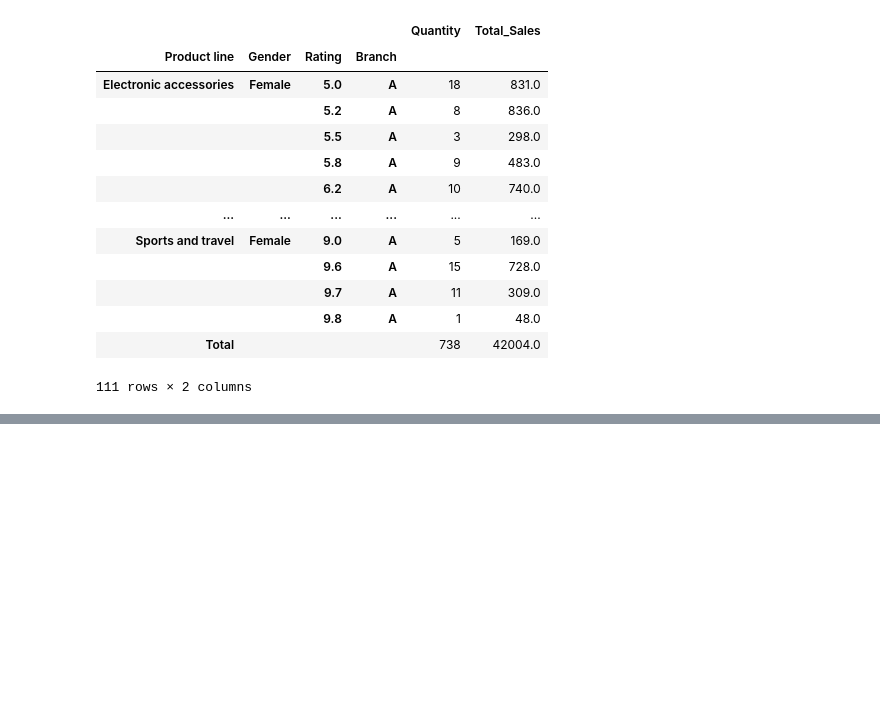
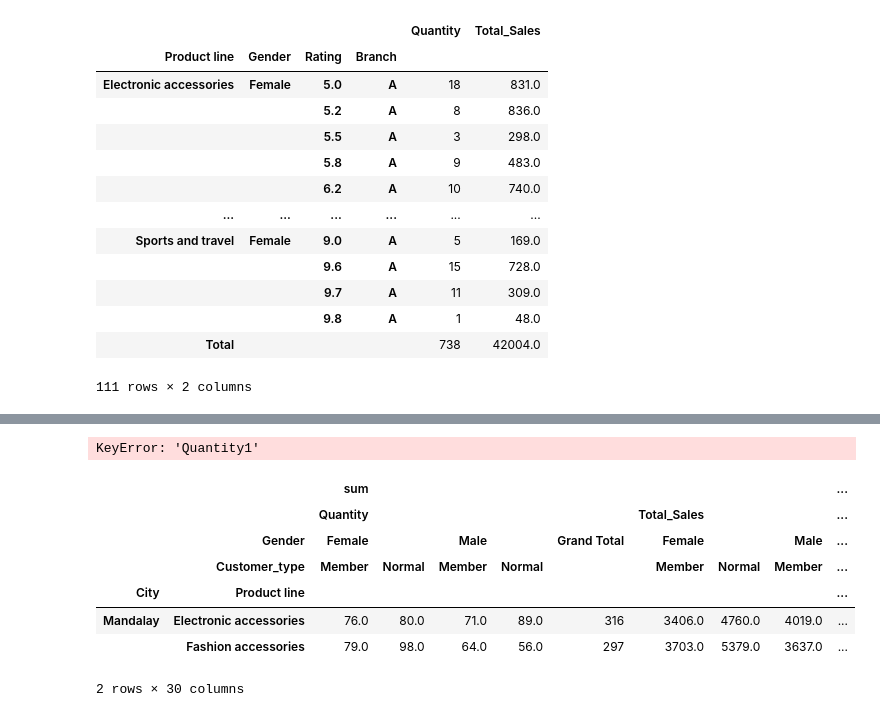
Before and after one commit to darshita2304/data_science_learning, a Jupyter notebook: Pandas Pivot table/pandas_pivot_table.ipynb, the cells around one changed output, grey strips where cells are left out. Drawn from its saved outputs; the diff is of its cells as text; code cells hidden in the pictures; blank space fills up the shorter version.

```diff
--- a/Pandas Pivot table/pandas_pivot_table.ipynb
+++ b/Pandas Pivot table/pandas_pivot_table.ipynb
@@ -300,0 +315,24 @@ margins_name='Total').round()
+# %%
+rows_list = ['City','Product line']
+cols_list = ['Gender','Customer_type']
+values_list=['Quantity','Total_Sales','Quantity1']
+
+# various aggregation functions
+pivot_df = pd.pivot_table(data=df,index=rows_list,
+               columns=cols_list,
+values= values_list,
+aggfunc=['sum','mean', 'min'],
+margins=True,margins_name='Grand Total').round()
+# %% [output]
+KeyError: 'Quantity1'
+# %%
+pivot_df.head(2)
+# %% [output]
+|  |  | sum |  |  |  |  |  |  |  | ... |
+|  |  | Quantity |  |  |  |  | Total_Sales |  |  | ... |
+|  | Gender | Female |  | Male |  | Grand Total | Female |  | Male | ... |
+|  | Customer_type | Member | Normal | Member | Normal |  | Member | Normal | Member | ... |
+| City | Product line |  |  |  |  |  |  |  |  | ... |
+| Mandalay | Electronic accessories | 76.0 | 80.0 | 71.0 | 89.0 | 316 | 3406.0 | 4760.0 | 4019.0 | ... |
+|  | Fashion accessories | 79.0 | 98.0 | 64.0 | 56.0 | 297 | 3703.0 | 5379.0 | 3637.0 | ... |
+2 rows × 30 columns
```
Also changed, not shown: parts of 6 cells of this notebook, 5 other files.
